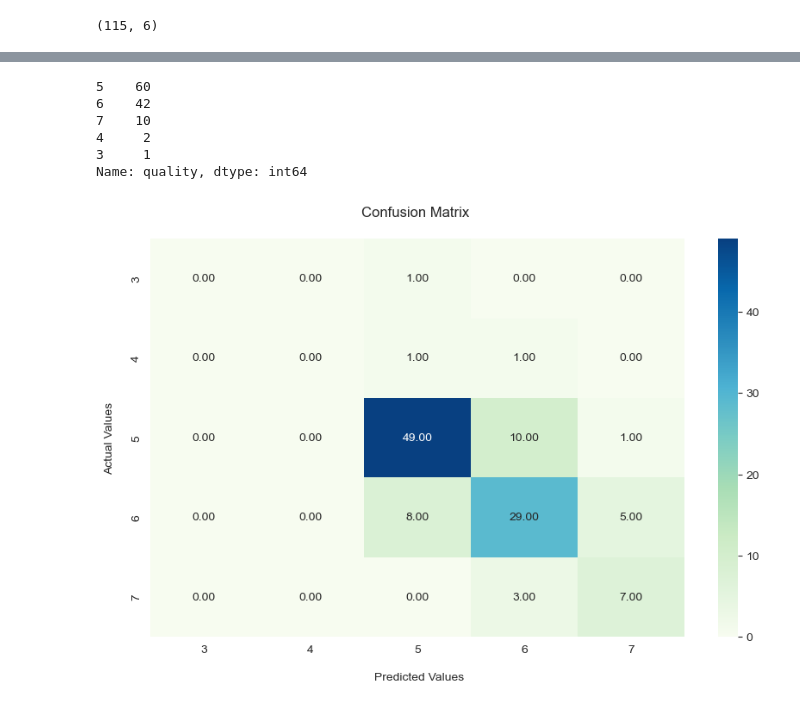
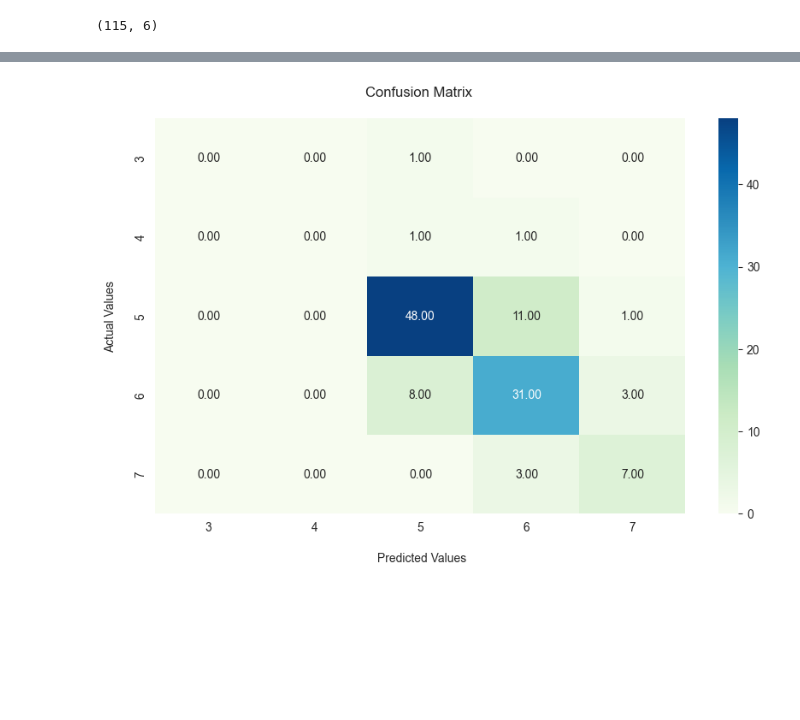
Before and after one commit to ktylus/psi_projekt, a Jupyter notebook: modeling.ipynb, the cells around one changed output, grey strips where cells are left out. Saved outputs shown, nothing was run; the diff lists cells and outputs as text; code cells hidden in the pictures; blank space fills up the shorter version.

```diff
--- a/modeling.ipynb
+++ b/modeling.ipynb
@@ -17,6 +19,6 @@ from keras.optimizers import Adam
 # %%
 seed = 123
-kfold = StratifiedKFold(10, shuffle=True, random_state=seed)
+kfold = StratifiedKFold(5, shuffle=True, random_state=seed)
 # %%
 data = pd.read_csv("data/data.csv")
 data.drop(columns=["Id"], inplace=True)
@@ -31,3 +33,6 @@ data.head()
 # %%
 X = data.drop(columns=["quality"])
 y = data["quality"]
+encoder = LabelEncoder()
+y = encoder.fit_transform(y)
+set(y)
@@ -296,22 +420,16 @@ plt.show()
-# %%
-y_test.value_counts()
-# %% [output]
-5    60
-6    42
-7    10
-4     2
-3     1
-Name: quality, dtype: int64
 # %%
-test_pred = random_forest_grid.predict(X_test)
+y_test_decoded = encoder.inverse_transform(y_test)
+
+test_pred = encoder.inverse_transform(random_forest_grid.predict(X_test))
+labels = encoder.inverse_transform(list(set(y_test)))
 
 plt.figure(figsize=(10,6))
-fx=sns.heatmap(confusion_matrix(y_test,test_pred), annot=True, fmt=".2f",cmap="GnBu")
+fx=sns.heatmap(confusion_matrix(y_test_decoded, test_pred), annot=True, fmt=".2f",cmap="GnBu")
 fx.set_title('Confusion Matrix \n')
 fx.set_xlabel('\n Predicted Values\n')
 fx.set_ylabel('Actual Values\n')
-fx.xaxis.set_ticklabels([3,4,5,6,7])
-fx.yaxis.set_ticklabels([3,4,5,6,7])
+fx.xaxis.set_ticklabels(labels)
+fx.yaxis.set_ticklabels(labels)
 plt.show()
 # %% [output]
-[figure, old version]
+[figure, new version]
```
Also changed, not shown: parts of 16 cells of this notebook, 1 other file.
